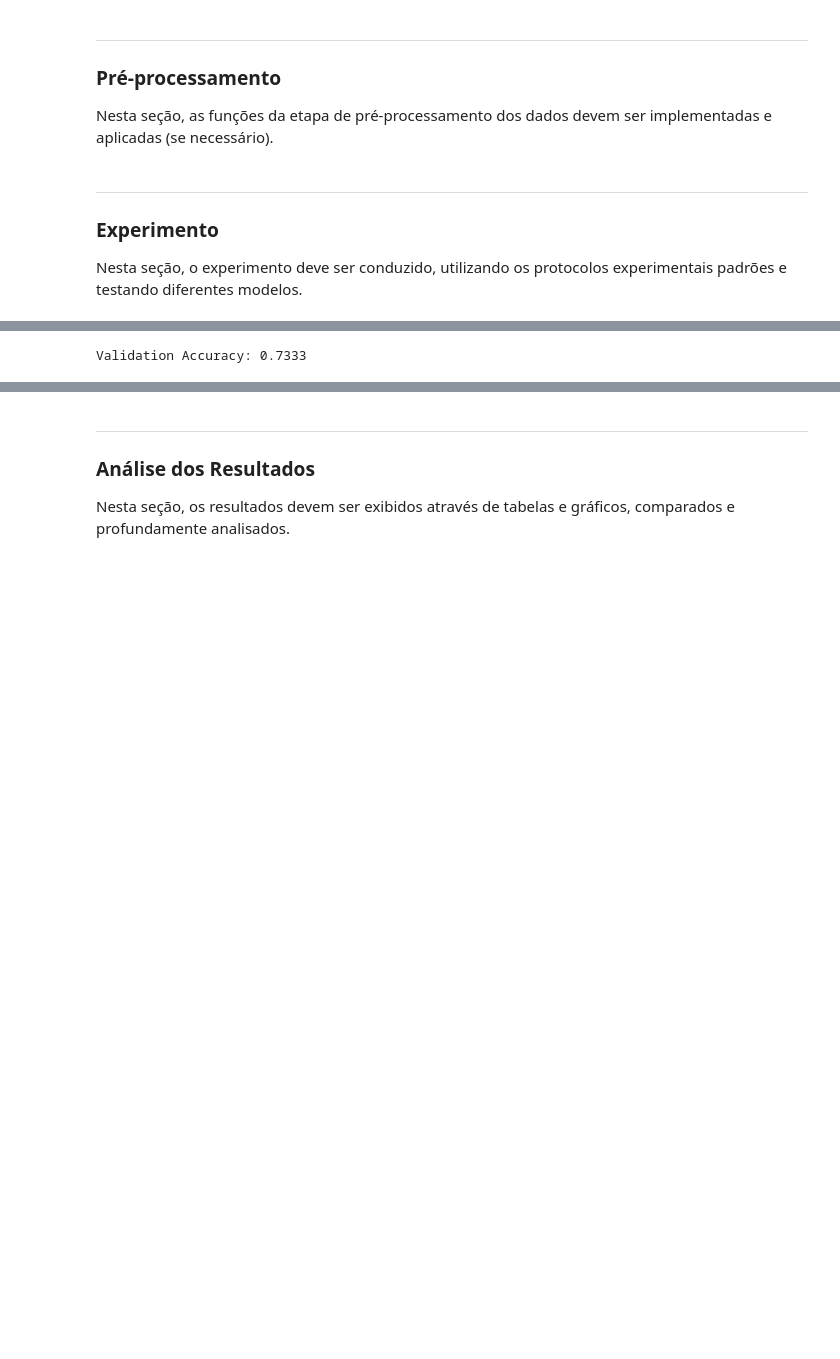
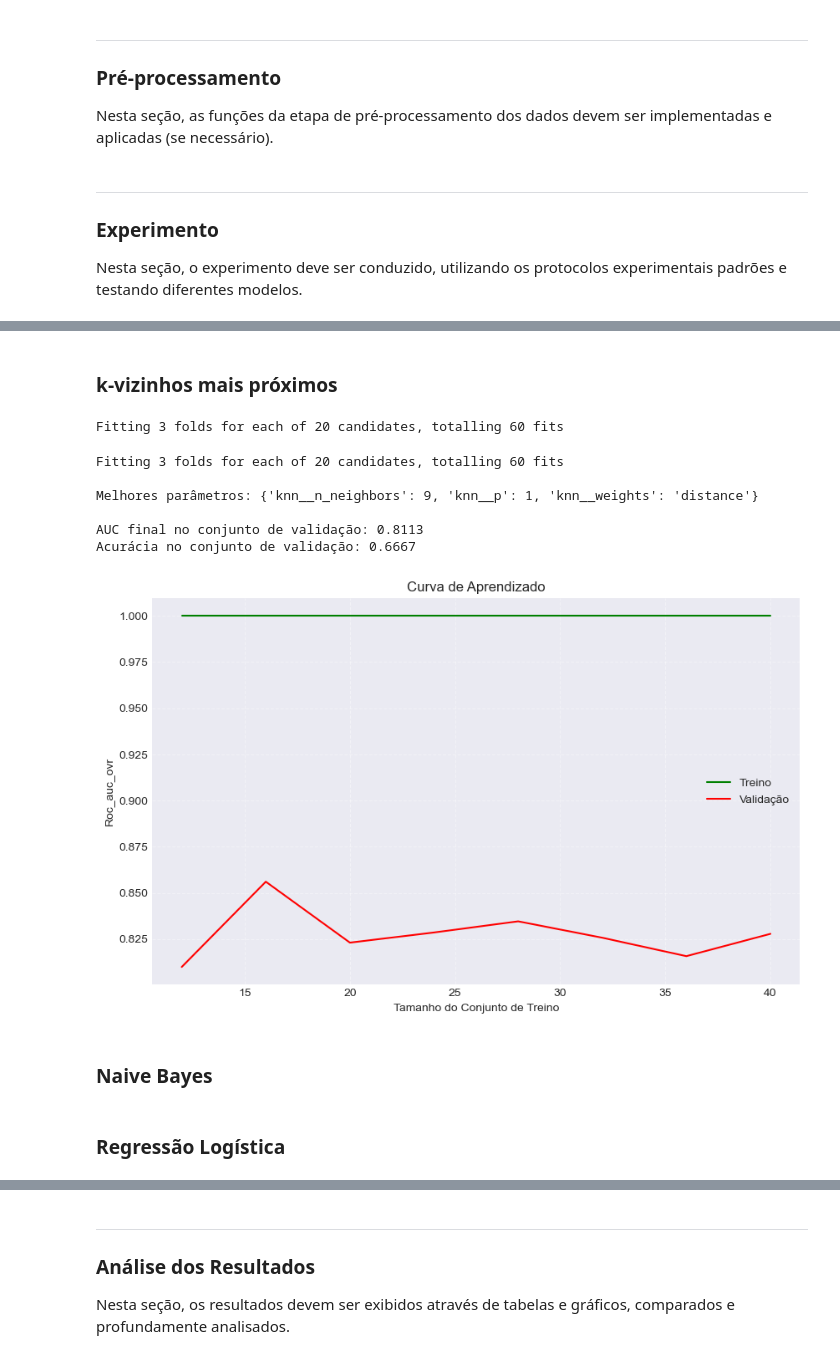
Before and after one commit to AraujoStreicher/physiological-stress-monitor, a Jupyter notebook: main.ipynb, the cells around one changed output, grey strips where cells are left out. Saved outputs shown, nothing was run; the diff lists cells and outputs as text; code cells hidden in the pictures; blank space fills up the shorter version.

```diff
--- a/main.ipynb
+++ b/main.ipynb
@@ -77,0 +127,3 @@ Nesta seção, as funções da etapa de pré-processamento dos dados devem ser i
+# %%
+train_df = train_df.replace('-', np.nan)
+test_df = test_df.replace('-', np.nan)
@@ -78,3 +132,5 @@ Nesta seção, as funções da etapa de pré-processamento dos dados devem ser i
+# %%
+X, Y, test_df, le_target = encoder_imputer(train_df, test_df)
 # %% [markdown]
 ---
 ### Experimento
@@ -150,4 +138,0 @@ acc = accuracy_score(Y_val, y_pred=y_pred)
-# %%
-print(f'Validation Accuracy: {acc:.4f}')
-# %% [output]
-Validation Accuracy: 0.7333
@@ -153,0 +143,38 @@ Validation Accuracy: 0.7333
+# %% [markdown]
+### k-vizinhos mais próximos
+# %%
+param_grid_knn = {
+    'knn__n_neighbors': [3, 5, 7, 9, 11],
+    'knn__weights': ['uniform', 'distance'],
+    'knn__p': [1, 2]
+}
+
+
+grid_knn = fit_kfold_grid_search('knn', KNeighborsClassifier(), param_grid_knn, X_train, Y_train, use_scaler=True)
+# %% [output]
+Fitting 3 folds for each of 20 candidates, totalling 60 fits
+# %%
+grid_knn.fit(X_train, Y_train)
+print(f"\nMelhores parâmetros: {grid_knn.best_params_}\n")
+best_model_knn = grid_knn.best_estimator_
+
+y_val_pred_proba = best_model_knn.predict_proba(X_val)
+roc_auc_knn = roc_auc_score(pd.get_dummies(Y_val), y_val_pred_proba, multi_class='ovr')
+print(f"AUC final no conjunto de validação: {roc_auc_knn:.4f}")
+
+y_val_pred = best_model_knn.predict(X_val)
+acc_knn = accuracy_score(Y_val, y_val_pred)
+print(f"Acurácia no conjunto de validação: {acc_knn:.4f}")
+# %% [output]
+Fitting 3 folds for each of 20 candidates, totalling 60 fits
+
+Melhores parâmetros: {'knn__n_neighbors': 9, 'knn__p': 1, 'knn__weights': 'distance'}
+
+AUC final no conjunto de validação: 0.8113
+Acurácia no conjunto de validação: 0.6667
+# %%
+plot_learning_curve(best_model_knn, X_train, Y_train, scoring="roc_auc_ovr")
+# %% [output]
+[figure, added]
+# %% [markdown]
+### Naive Bayes
@@ -153,0 +200,2 @@ Validation Accuracy: 0.7333
+# %% [markdown]
+### Regressão Logística
```
Also changed, not shown: parts of 54 cells of this notebook, 6 other files.
